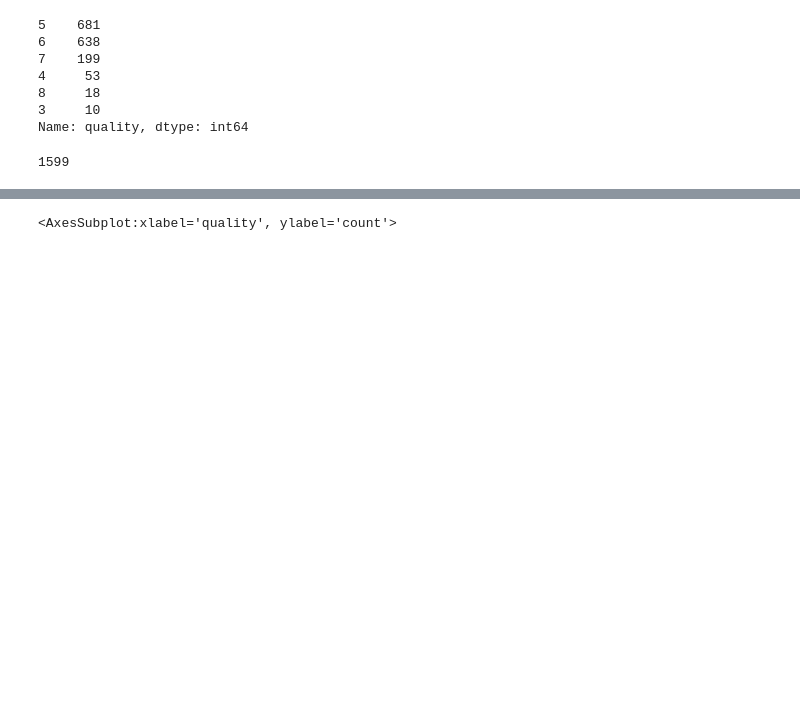
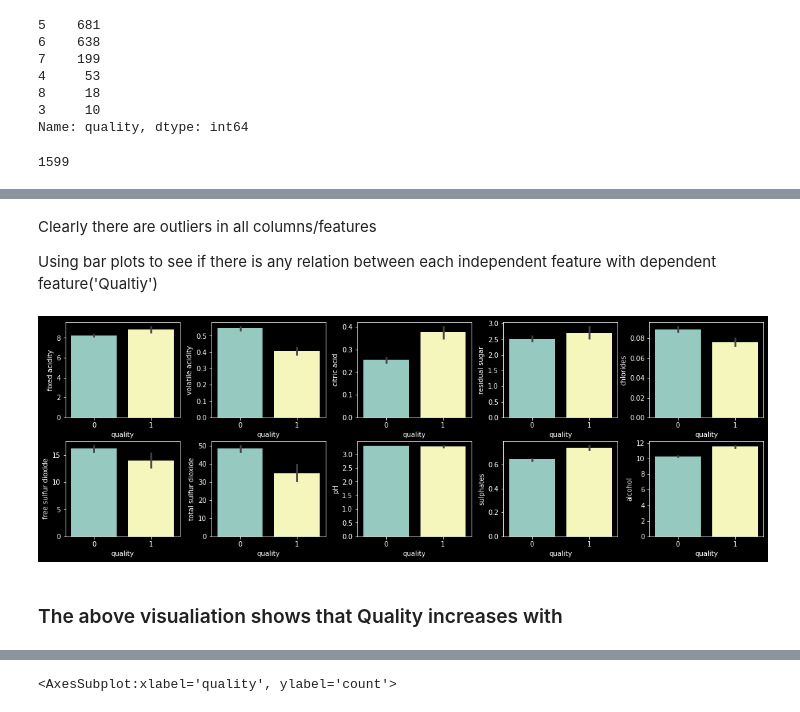
Before and after one commit to bensontjohn/ML-and-Statistics-assessment, a Jupyter notebook: scikit-learn.ipynb, the cells around one changed output, grey strips where cells are left out. Drawn from its saved outputs; the diff is of its cells as text; code cells hidden in the pictures; blank space fills up the shorter version.

```diff
--- a/scikit-learn.ipynb
+++ b/scikit-learn.ipynb
@@ -322,0 +362,17 @@ df_wine['quality'].count()
+# %% [markdown]
+Clearly there are outliers in all columns/features
+
+Using bar plots to see if there is any relation between each independent feature with dependent feature('Qualtiy')
+# %%
+fig, ax = plt.subplots(ncols=5, nrows=2, figsize=(15, 5))
+ax = ax.flatten()
+index=0
+for col in df_wine.columns:
+  if col != 'quality':
+    sns.barplot(x='quality', y=col, data=df_wine, ax=ax[index])
+    index+=1
+plt.tight_layout(pad=0.4)
+# %% [output]
+[figure, added]
+# %% [markdown]
+### The above visualiation shows that Quality increases with
```
Also changed, not shown: parts of 13 cells of this notebook.
